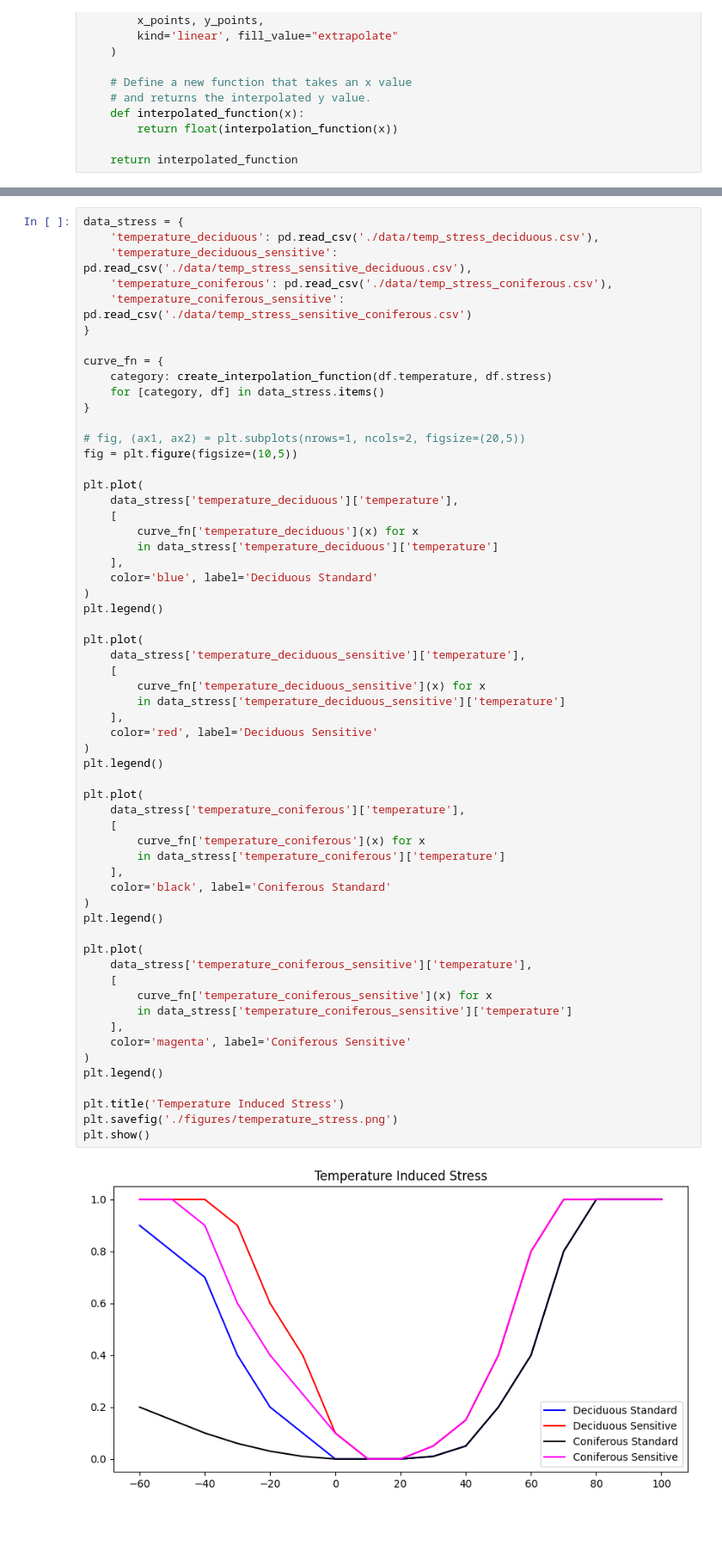
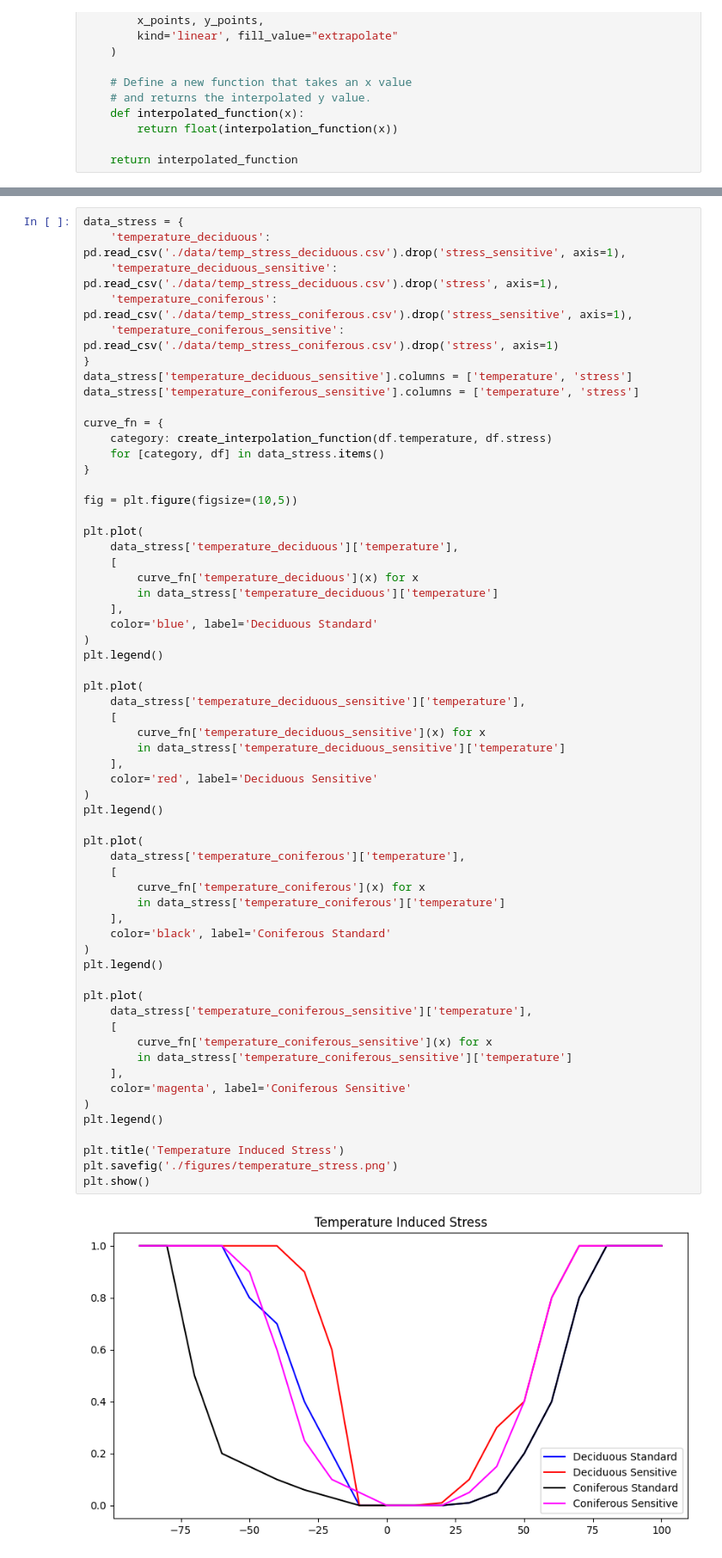
Before and after one commit to ggn1/Dissertation-TCD, a Jupyter notebook: Experiments/playground.ipynb, the cells around one changed output, grey strips where cells are left out. Shown at 86% size. Saved outputs shown, nothing was run; the diff lists cells and outputs as text; blank space fills up the shorter version.

Commit message:
stabilized with temperature

```diff
--- a/Experiments/playground.ipynb
+++ b/Experiments/playground.ipynb
@@ -70,18 +70,19 @@ plt.show()
 [figure]
 # %%
 data_stress = {
-    'temperature_deciduous': pd.read_csv('./data/temp_stress_deciduous.csv'),
-    'temperature_deciduous_sensitive': pd.read_csv('./data/temp_stress_sensitive_deciduous.csv'),
-    'temperature_coniferous': pd.read_csv('./data/temp_stress_coniferous.csv'),
-    'temperature_coniferous_sensitive': pd.read_csv('./data/temp_stress_sensitive_coniferous.csv')
+    'temperature_deciduous': pd.read_csv('./data/temp_stress_deciduous.csv').drop('stress_sensitive', axis=1),
+    'temperature_deciduous_sensitive': pd.read_csv('./data/temp_stress_deciduous.csv').drop('stress', axis=1),
+    'temperature_coniferous': pd.read_csv('./data/temp_stress_coniferous.csv').drop('stress_sensitive', axis=1),
+    'temperature_coniferous_sensitive': pd.read_csv('./data/temp_stress_coniferous.csv').drop('stress', axis=1)
 }
+data_stress['temperature_deciduous_sensitive'].columns = ['temperature', 'stress']
+data_stress['temperature_coniferous_sensitive'].columns = ['temperature', 'stress']
 
 curve_fn = {
     category: create_interpolation_function(df.temperature, df.stress)
     for [category, df] in data_stress.items()
 }
 
-# fig, (ax1, ax2) = plt.subplots(nrows=1, ncols=2, figsize=(20,5))
 fig = plt.figure(figsize=(10,5))
 
 plt.plot(
@@ -101,31 +102,31 @@ plt.plot(
         in data_stress['temperature_deciduous_sensitive']['temperature']
     ],
     color='red', label='Deciduous Sensitive'
 )
 plt.legend()
 
 plt.plot(
     data_stress['temperature_coniferous']['temperature'],
     [
         curve_fn['temperature_coniferous'](x) for x
         in data_stress['temperature_coniferous']['temperature']
     ],
     color='black', label='Coniferous Standard'
 )
 plt.legend()
 
 plt.plot(
     data_stress['temperature_coniferous_sensitive']['temperature'],
     [
         curve_fn['temperature_coniferous_sensitive'](x) for x
         in data_stress['temperature_coniferous_sensitive']['temperature']
     ],
     color='magenta', label='Coniferous Sensitive'
 )
 plt.legend()
 
 plt.title('Temperature Induced Stress')
 plt.savefig('./figures/temperature_stress.png')
 plt.show()
 # %% [output]
-[figure, old version]
+[figure, new version]
```
Also changed, not shown: parts of 4 cells of this notebook, 16 other files.
